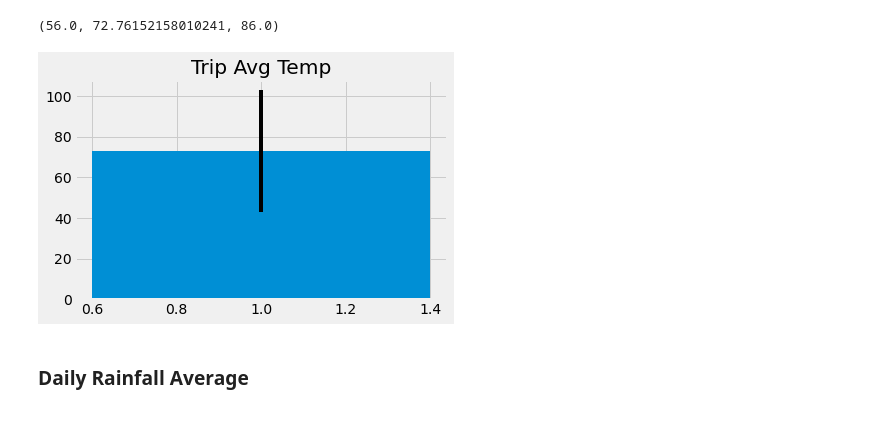
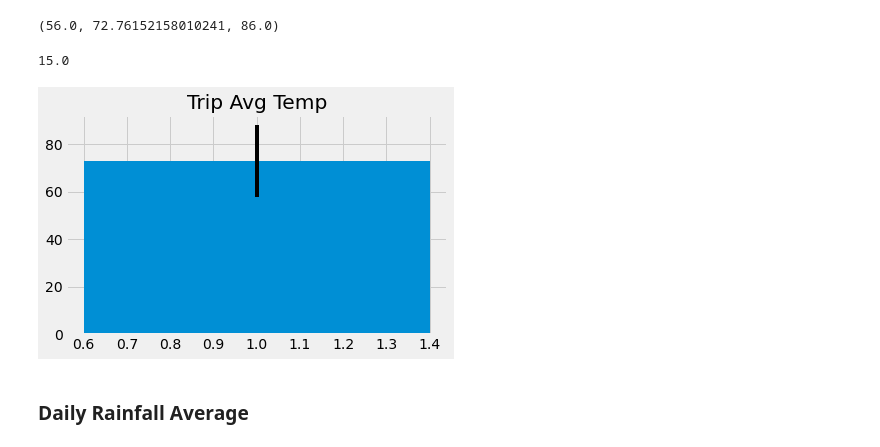
Before and after one commit to millerbrook/sqlalchemy-challenge, a Jupyter notebook: temp_analysis_bonus_2_starter.ipynb, the cells around one changed output. Cells and saved outputs as stored; diff of their text form; code cells hidden in the pictures.

```diff
--- a/temp_analysis_bonus_2_starter.ipynb
+++ b/temp_analysis_bonus_2_starter.ipynb
@@ -68,18 +68,20 @@ print(one_year[0])
 (56.0, 72.76152158010241, 86.0)
 # %%
 # Plot the results from your previous query as a bar chart.
+# Use "Trip Avg Temp" as your Title
+# Use the average temperature for bar height (y value)
+# Use the peak-to-peak (tmax-tmin) value as the y error bar (yerr)
 year_avg = one_year[0][1]
 year_max = one_year[0][2]
 year_min = one_year[0][0]
-error = year_max - year_min
+error = .5*(year_max - year_min)
+print(error)
 plt.bar(1, year_avg, yerr=error, align='center')
 plt.title('Trip Avg Temp')
 plt.tight_layout()
 plt.show()
-# Use "Trip Avg Temp" as your Title
-# Use the average temperature for bar height (y value)
-# Use the peak-to-peak (tmax-tmin) value as the y error bar (yerr)
 # %% [output]
+15.0
-[figure, old version]
+[figure, new version]
 # %% [markdown]
 ### Daily Rainfall Average
```
Also changed, not shown: parts of 2 cells of this notebook.
